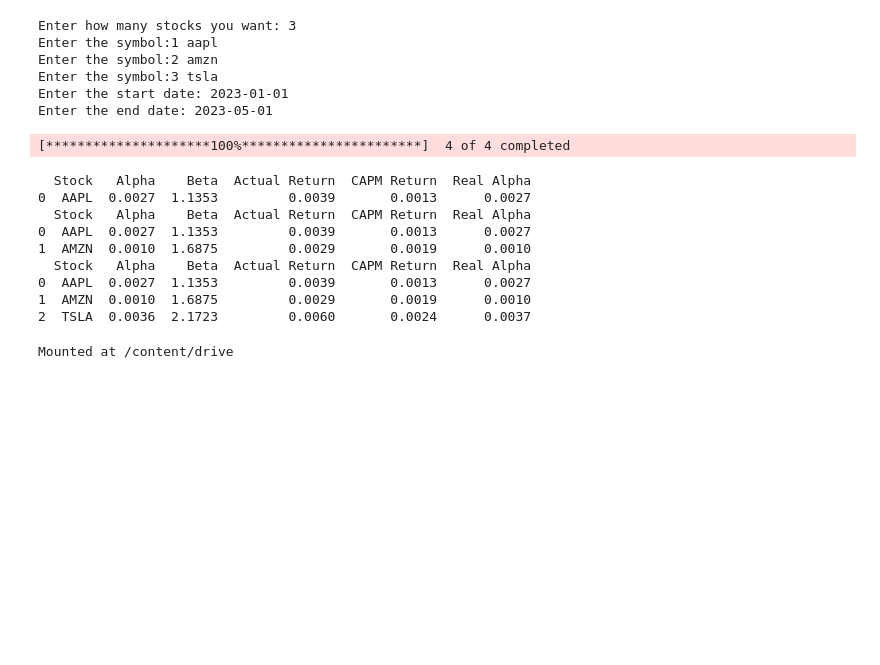
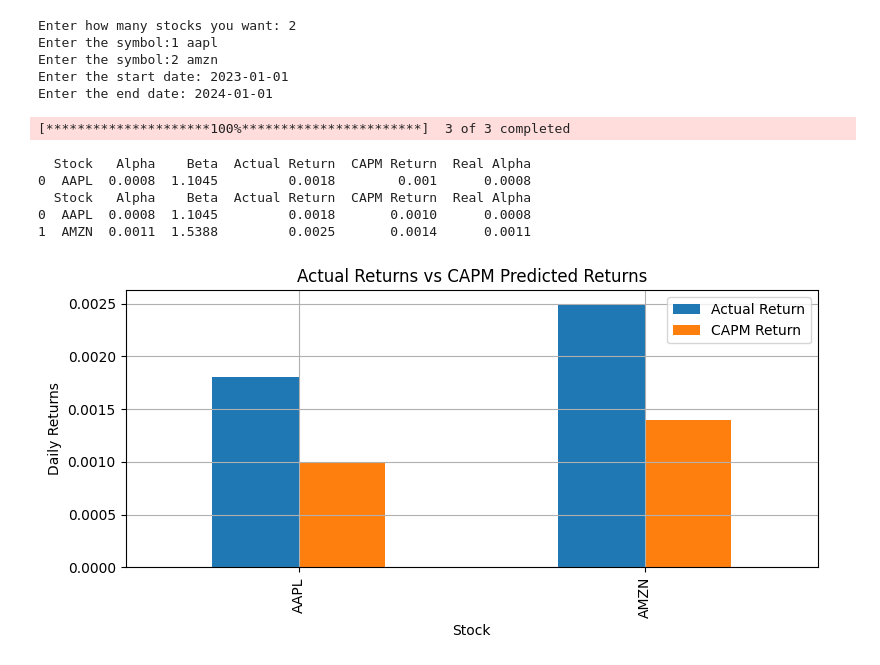
Before and after one commit to dgiri4132/CAPM-Portfolio-Analysis, a Jupyter notebook: CAPM_vs_Actual_Return_myPort.ipynb, the cells around one changed output. Saved outputs shown, nothing was run; the diff lists cells and outputs as text; code cells hidden in the pictures; blank space fills up the shorter version.

Commit message:
Adding the market returns vs CAPM predicted returns

```diff
--- a/CAPM_vs_Actual_Return_myPort.ipynb
+++ b/CAPM_vs_Actual_Return_myPort.ipynb
@@ -10,46 +12,43 @@ for i in range(n):
   tickers.append(symbol)
 tickers.append('^GSPC')
 start_date=input('Enter the start date: ')
 end_date=input('Enter the end date: ')
 data=yf.download(tickers, start=start_date, end=end_date, auto_adjust=False)['Adj Close'].dropna()
 returns=data.pct_change().dropna()
 market_returns=returns['^GSPC']
 results=[]
 risk_free_rate=0.02/252
 expected_market_returns=market_returns.mean()
 for stock in tickers:
   if stock=='^GSPC':
     continue
   stock_returns=returns[stock]
   actual_returns=stock_returns.mean()
   X=sm.add_constant(market_returns)
   model=sm.OLS(stock_returns,X).fit()
   alpha=model.params['const']
   beta=model.params['^GSPC']
   CAPM_return=risk_free_rate+beta*(expected_market_returns-risk_free_rate)
   real_alpha=actual_returns-CAPM_return
   results.append({'Stock':stock,'Alpha':round(alpha,4),'Beta':round(beta,4),'Actual Return':round(actual_returns,4),'CAPM Return':round(CAPM_return,4),'Real Alpha':round(real_alpha,4)})
   results_df=pd.DataFrame(results)
   print(results_df)
+results_df.set_index('Stock')[['Actual Return','CAPM Return']].plot(kind='bar',figsize=(8,4))
+plt.title('Actual Returns vs CAPM Predicted Returns')
+plt.ylabel('Daily Returns')
+plt.grid(True)
+plt.tight_layout()
+plt.show()
 # %% [output]
-Enter how many stocks you want: 3
+Enter how many stocks you want: 2
 Enter the symbol:1 aapl
 Enter the symbol:2 amzn
-Enter the symbol:3 tsla
 Enter the start date: 2023-01-01
-Enter the end date: 2023-05-01
+Enter the end date: 2024-01-01
-[*********************100%***********************]  4 of 4 completed
+[*********************100%***********************]  3 of 3 completed
   Stock   Alpha    Beta  Actual Return  CAPM Return  Real Alpha
-0  AAPL  0.0027  1.1353         0.0039       0.0013      0.0027
+0  AAPL  0.0008  1.1045         0.0018        0.001      0.0008
   Stock   Alpha    Beta  Actual Return  CAPM Return  Real Alpha
-0  AAPL  0.0027  1.1353         0.0039       0.0013      0.0027
-1  AMZN  0.0010  1.6875         0.0029       0.0019      0.0010
-  Stock   Alpha    Beta  Actual Return  CAPM Return  Real Alpha
-0  AAPL  0.0027  1.1353         0.0039       0.0013      0.0027
-1  AMZN  0.0010  1.6875         0.0029       0.0019      0.0010
-2  TSLA  0.0036  2.1723         0.0060       0.0024      0.0037
+0  AAPL  0.0008  1.1045         0.0018       0.0010      0.0008
+1  AMZN  0.0011  1.5388         0.0025       0.0014      0.0011
+[figure, added]
-# %%
-from google.colab import drive
-drive.mount('/content/drive')
-# %% [output]
-Mounted at /content/drive
```
Also changed, not shown: parts of 14 cells of this notebook.
